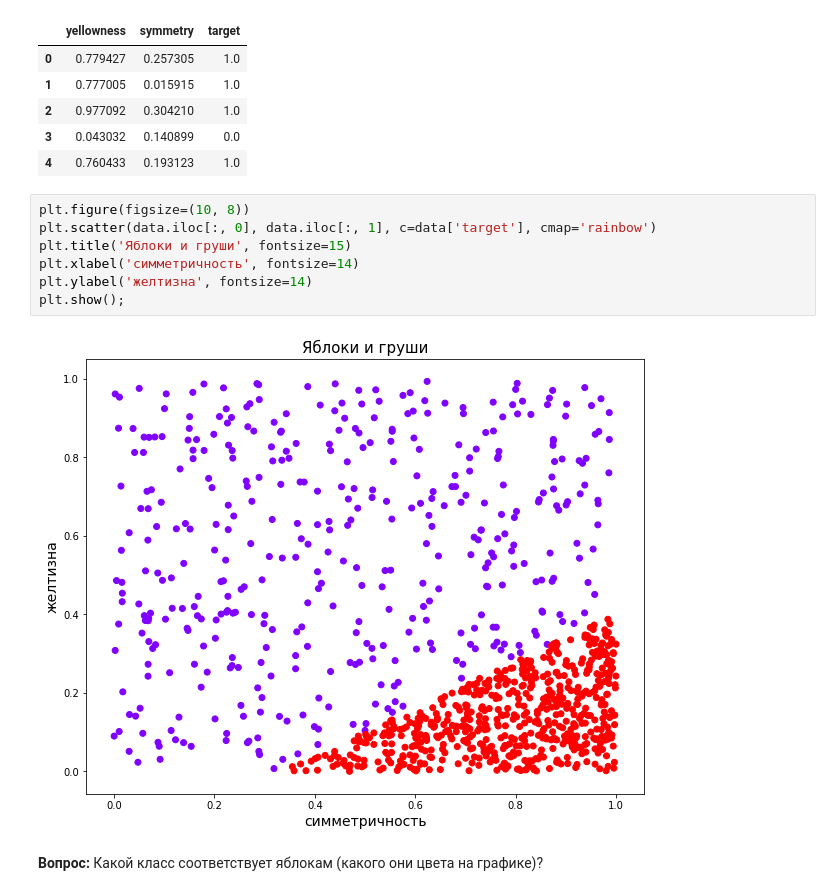
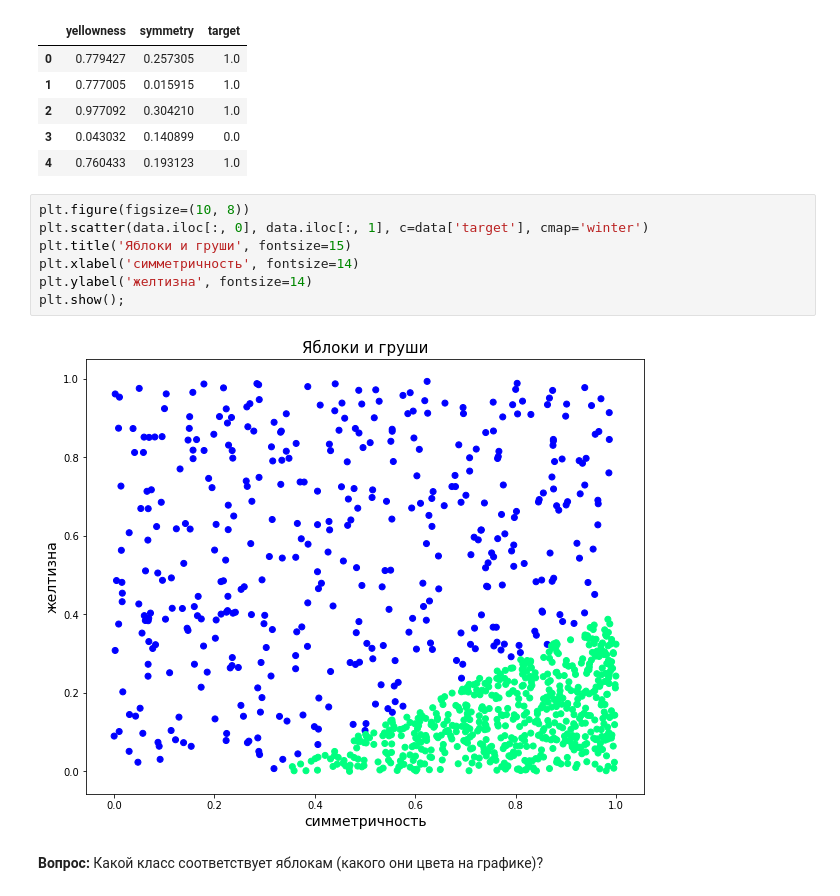
Before and after one commit to bazitur/dlschl-homeworks, a Jupyter notebook: homeworks/hw04/[hw4]perceptron&neuron.ipynb, the cells around one changed output. Cells and saved outputs as stored; diff of their text form.

```diff
--- a/homeworks/hw04/[hw4]perceptron&neuron.ipynb
+++ b/homeworks/hw04/[hw4]perceptron&neuron.ipynb
@@ -196,13 +178,13 @@ data.head()
 | 4 | 0.760433 | 0.193123 | 1.0 |
 # %%
 plt.figure(figsize=(10, 8))
-plt.scatter(data.iloc[:, 0], data.iloc[:, 1], c=data['target'], cmap='rainbow')
+plt.scatter(data.iloc[:, 0], data.iloc[:, 1], c=data['target'], cmap='winter')
 plt.title('Яблоки и груши', fontsize=15)
 plt.xlabel('симметричность', fontsize=14)
 plt.ylabel('желтизна', fontsize=14)
 plt.show();
 # %% [output]
-[figure, old version]
+[figure, new version]
 # %% [markdown]
 **Вопрос:** Какой класс соответствует яблокам (какого они цвета на графике)?
 # %% [markdown]
```
Also changed, not shown: parts of 22 cells of this notebook.
